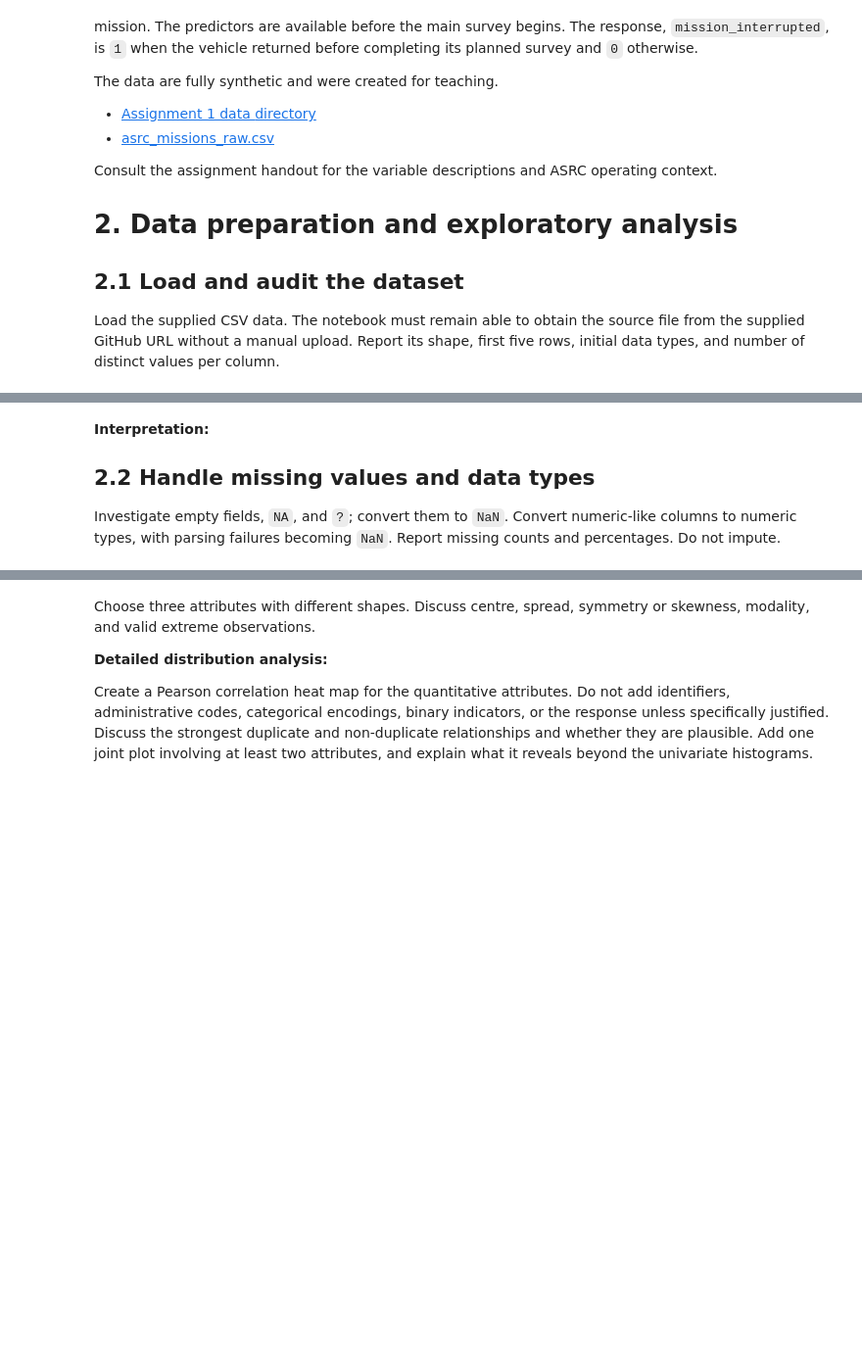
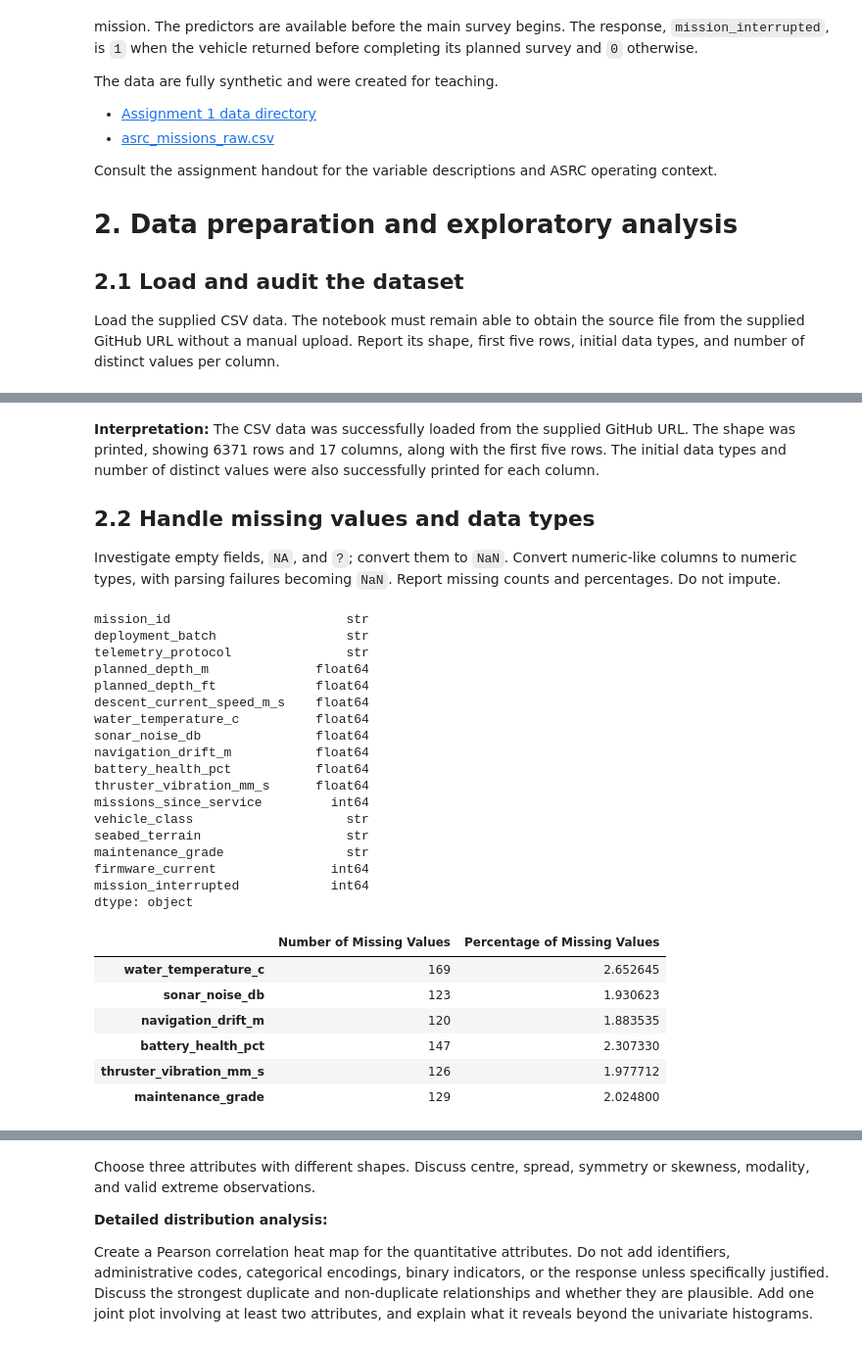
Before and after one commit to kevin-govier/csi4106_a1, a Jupyter notebook: csi4106-f26_a1.ipynb, the cells around one changed output, grey strips where cells are left out. Shown at 98% size. Drawn from its saved outputs; the diff is of its cells as text; code cells hidden in the pictures; blank space fills up the shorter version.

```diff
--- a/csi4106-f26_a1.ipynb
+++ b/csi4106-f26_a1.ipynb
@@ -38,7 +38,10 @@ values per column.
 # %%
 # Imports for getting the data
 import pandas as pd
+import numpy as np
 import requests
+import matplotlib.pyplot as plt
+import seaborn as sns
 from io import BytesIO
 
 # Get data from GitHub URL
@@ -47,16 +50,16 @@ response = requests.get(url)
 response.raise_for_status()
 
 # Read the CSV data
-df = pd.read_csv(BytesIO(response.content), header=None)
+df = pd.read_csv(BytesIO(response.content))
 
 # Get shape
-print("DataFrame shape:", df.shape)
+print("Shape:", df.shape)
 # Display first 5 rows
 display(df.head(5))
 
 # Get the initial data type and number of distinct values for every column
 display(pd.DataFrame({
     "Initial Data Type":  df.dtypes,
-    "Number of Distinct Values": df.nunique(),
+    "Number of Distinct Values": df.nunique()
 }))
 # %% [output]
@@ -88,5 +91,5 @@ DataFrame shape: (6372, 17)
 # %% [markdown]
-**Interpretation:**
+**Interpretation:** The CSV data was successfully loaded from the supplied GitHub URL. The shape was printed, showing 6371 rows and 17 columns, along with the first five rows. The initial data types and number of distinct values were also successfully printed for each column.
 
 ## 2.2 Handle missing values and data types
 
@@ -94,5 +97,47 @@ Investigate empty fields, `NA`, and `?`; convert them to `NaN`. Convert
 numeric-like columns to numeric types, with parsing failures becoming
 `NaN`. Report missing counts and percentages. Do not impute.
 # %%
-# Your code
+# Convert missing-value representations to actual missing values (NaN)
+df.replace("", np.nan, inplace=True)
+df.replace("NA", np.nan, inplace=True)
+df.replace("?", np.nan, inplace=True)
+
+# Convert numeric-like columns to numeric types
+numericColumns = ["planned_depth_m", "planned_depth_ft", "descent_current_speed_m_s", "water_temperature_c", "sonar_noise_db", "navigation_drift_m", "battery_health_pct", "thruster_vibration_mm_s", "missions_since_service", "firmware_current", "mission_interrupted"]
+for column in numericColumns:
+    df[column] = pd.to_numeric(df[column], errors='coerce')
+display(df.dtypes)
+
+# Report the number and percentage of missing values in each affected column
+missingValues = pd.DataFrame({
+    "Number of Missing Values": df.isna().sum(),
+    "Percentage of Missing Values": df.isna().mean()*100
+})
+display(missingValues[missingValues["Number of Missing Values"] > 0])
+# %% [output]
+mission_id                       str
+deployment_batch                 str
+telemetry_protocol               str
+planned_depth_m              float64
+planned_depth_ft             float64
+descent_current_speed_m_s    float64
+water_temperature_c          float64
+sonar_noise_db               float64
+navigation_drift_m           float64
+battery_health_pct           float64
+thruster_vibration_mm_s      float64
+missions_since_service         int64
+vehicle_class                    str
+seabed_terrain                   str
+maintenance_grade                str
+firmware_current               int64
+mission_interrupted            int64
+dtype: object
+|  | Number of Missing Values | Percentage of Missing Values |
+| water_temperature_c | 169 | 2.652645 |
+| sonar_noise_db | 123 | 1.930623 |
+| navigation_drift_m | 120 | 1.883535 |
+| battery_health_pct | 147 | 2.307330 |
+| thruster_vibration_mm_s | 126 | 1.977712 |
+| maintenance_grade | 129 | 2.024800 |
 # %% [markdown]
```
Also changed, not shown: parts of 8 cells of this notebook.
